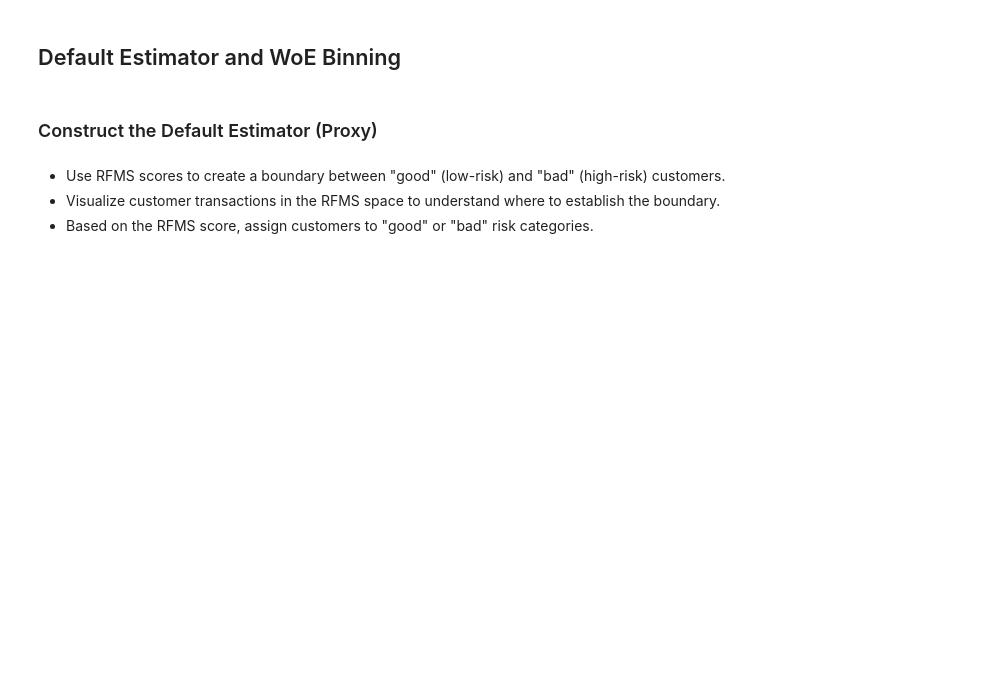
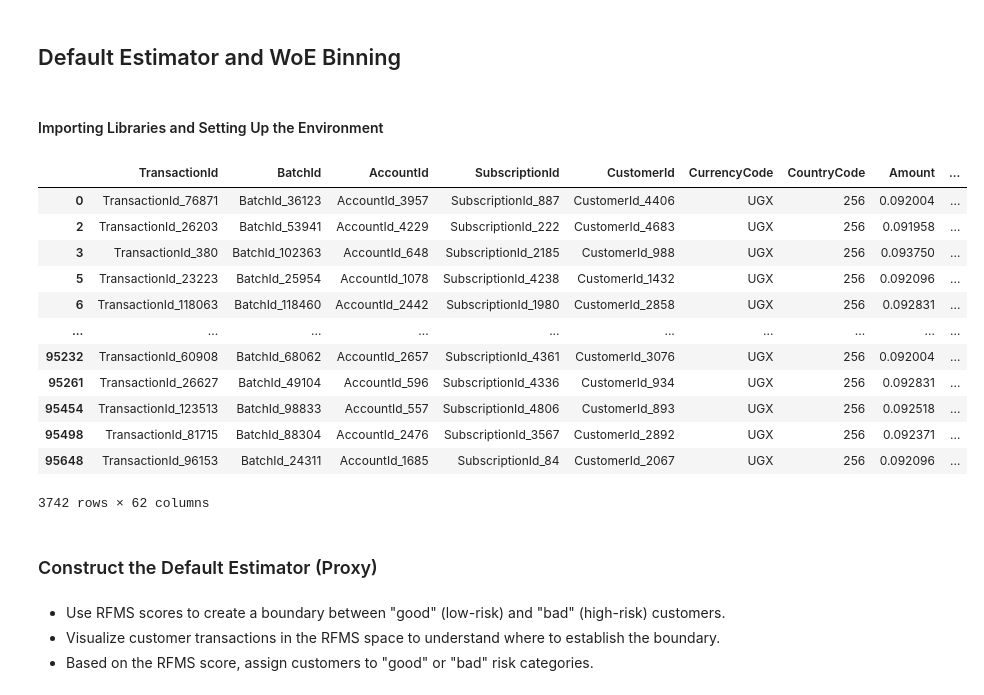
Before and after one commit to getahunTiruneh/Bati-Bank-Credit-Scoring-Model, a Jupyter notebook: notebooks/WoE_estimator.ipynb, the cells around one changed output. Saved outputs shown, nothing was run; the diff lists cells and outputs as text; code cells hidden in the pictures; blank space fills up the shorter version.

```diff
--- a/notebooks/WoE_estimator.ipynb
+++ b/notebooks/WoE_estimator.ipynb
@@ -1,5 +1,7 @@
 # %% [markdown]
 ## Default Estimator and WoE Binning
+# %% [markdown]
+#### Importing Libraries and Setting Up the Environment
 # %%
 import os
 import sys
@@ -21,3 +28,19 @@ df=pd.read_csv('../data/final_df.csv')
+# %%
+df
+# %% [output]
+|  | TransactionId | BatchId | AccountId | SubscriptionId | CustomerId | CurrencyCode | CountryCode | Amount | ... |
+| 0 | TransactionId_76871 | BatchId_36123 | AccountId_3957 | SubscriptionId_887 | CustomerId_4406 | UGX | 256 | 0.092004 | ... |
+| 2 | TransactionId_26203 | BatchId_53941 | AccountId_4229 | SubscriptionId_222 | CustomerId_4683 | UGX | 256 | 0.091958 | ... |
+| 3 | TransactionId_380 | BatchId_102363 | AccountId_648 | SubscriptionId_2185 | CustomerId_988 | UGX | 256 | 0.093750 | ... |
+| 5 | TransactionId_23223 | BatchId_25954 | AccountId_1078 | SubscriptionId_4238 | CustomerId_1432 | UGX | 256 | 0.092096 | ... |
+| 6 | TransactionId_118063 | BatchId_118460 | AccountId_2442 | SubscriptionId_1980 | CustomerId_2858 | UGX | 256 | 0.092831 | ... |
+| ... | ... | ... | ... | ... | ... | ... | ... | ... | ... |
+| 95232 | TransactionId_60908 | BatchId_68062 | AccountId_2657 | SubscriptionId_4361 | CustomerId_3076 | UGX | 256 | 0.092004 | ... |
+| 95261 | TransactionId_26627 | BatchId_49104 | AccountId_596 | SubscriptionId_4336 | CustomerId_934 | UGX | 256 | 0.092831 | ... |
+| 95454 | TransactionId_123513 | BatchId_98833 | AccountId_557 | SubscriptionId_4806 | CustomerId_893 | UGX | 256 | 0.092518 | ... |
+| 95498 | TransactionId_81715 | BatchId_88304 | AccountId_2476 | SubscriptionId_3567 | CustomerId_2892 | UGX | 256 | 0.092371 | ... |
+| 95648 | TransactionId_96153 | BatchId_24311 | AccountId_1685 | SubscriptionId_84 | CustomerId_2067 | UGX | 256 | 0.092096 | ... |
+3742 rows × 62 columns
 # %%
 from scripts.calculate_RFMS_score import RFMSRiskClassifier
 # %% [markdown]
```
Also changed, not shown: parts of 37 cells of this notebook.
